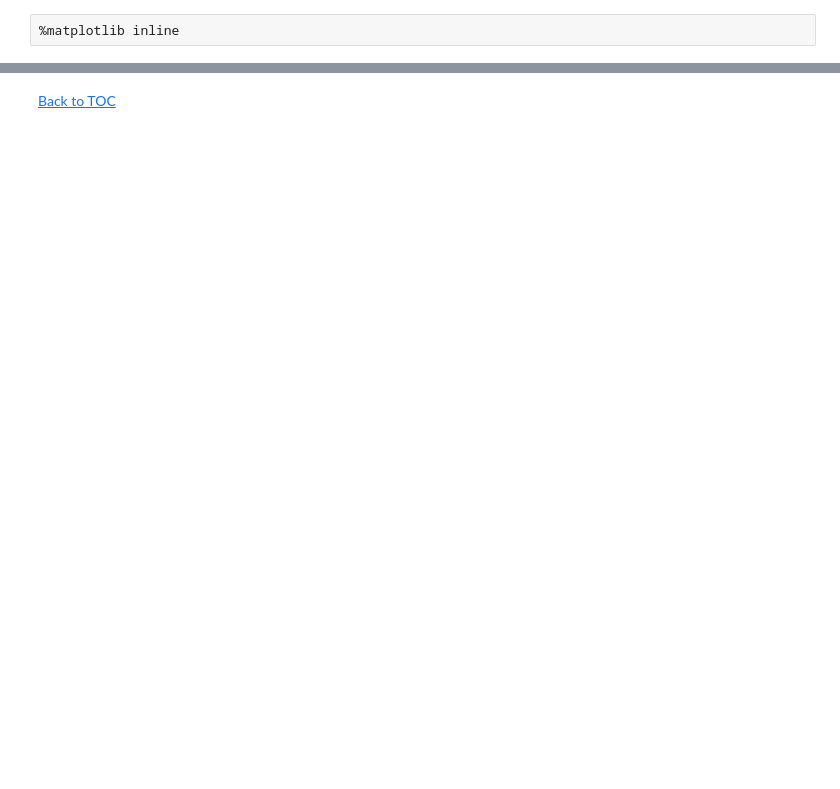
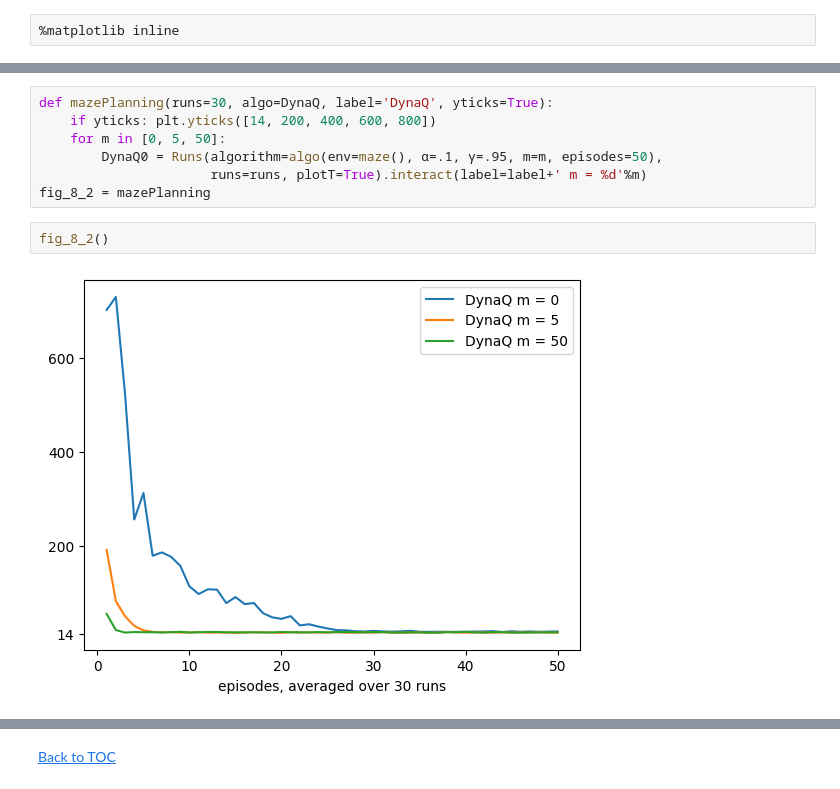
Before and after one commit to agstephens/RL-mkdocs, a Jupyter notebook: docs/workseets/worksheet10.ipynb, the cells around one changed output, grey strips where cells are left out. Saved outputs shown, nothing was run; the diff lists cells and outputs as text; blank space fills up the shorter version.

```diff
--- a/docs/workseets/worksheet10.ipynb
+++ b/docs/workseets/worksheet10.ipynb
@@ -384,0 +103,11 @@ Try to implement the correct off-policy n-step Sarsa presented in page 149 of th
+# %%
+def mazePlanning(runs=30, algo=DynaQ, label='DynaQ', yticks=True):
+    if yticks: plt.yticks([14, 200, 400, 600, 800])
+    for m in [0, 5, 50]:
+        DynaQ0 = Runs(algorithm=algo(env=maze(), α=.1, γ=.95, m=m, episodes=50),
+                      runs=runs, plotT=True).interact(label=label+' m = %d'%m)
+fig_8_2 = mazePlanning
+# %%
+fig_8_2()
+# %% [output]
+[figure, added]
```
Also changed, not shown: parts of 102 cells of this notebook, 8 other files.
